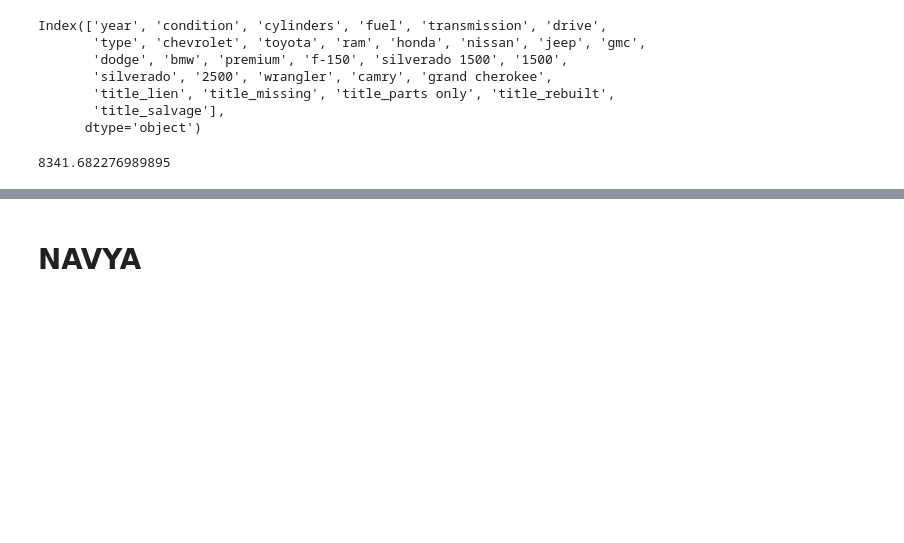
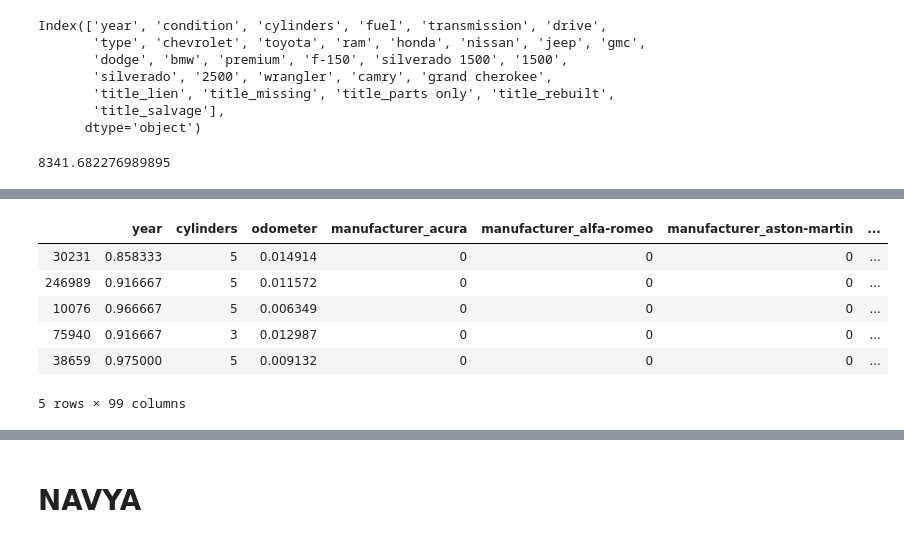
Before and after one commit to sukesh-reddy/Used-Cars-Analysis, a Jupyter notebook: modelling.ipynb, the cells around one changed output, grey strips where cells are left out. Saved outputs shown, nothing was run; the diff lists cells and outputs as text; code cells hidden in the pictures; blank space fills up the shorter version.

```diff
--- a/modelling.ipynb
+++ b/modelling.ipynb
@@ -1308,0 +1361,8 @@ print(rmse)
+# %%
+x_odomin=x_train["odometer"].min()
+x_odomax=x_train["odometer"].max()
+x_train["odometer"]=((x_train["odometer"]-x_odomin)/(x_odomax-x_odomin))
+
+x_yearmin=x_train["year"].min()
+x_yearmax=x_train["year"].max()
+x_train["year"]=((x_train["year"]-x_yearmin)/(x_yearmax-x_yearmin))
@@ -1308,0 +1399,11 @@ print(rmse)
+# %%
+ordinal_columns=["cylinders"]
+
+for col in ordinal_columns:
+     le = LabelEncoder()
+     le.fit_transform(list(x_train[col].astype(str).values))
+     x_train[col] = le.transform(list(x_train[col].astype(str).values))
+
+for col in ordinal_columns:
+    le.fit(list(x_test[col].astype(str).values))
+    x_test[col] = le.transform(list(x_test[col].astype(str).values))
@@ -1308,0 +1421,19 @@ print(rmse)
+# %%
+xx_train=pd.get_dummies(x_train)
+xx_test=pd.get_dummies(x_test)
+
+missing_cols=set(xx_train.columns)-set(xx_test.columns)
+for val in missing_cols:
+    xx_test[val]=0
+
+xx_test=xx_test[xx_train.columns]
+# %%
+xx_train.head()
+# %% [output]
+|  | year | cylinders | odometer | manufacturer_acura | manufacturer_alfa-romeo | manufacturer_aston-martin | ... |
+| 30231 | 0.858333 | 5 | 0.014914 | 0 | 0 | 0 | ... |
+| 246989 | 0.916667 | 5 | 0.011572 | 0 | 0 | 0 | ... |
+| 10076 | 0.966667 | 5 | 0.006349 | 0 | 0 | 0 | ... |
+| 75940 | 0.916667 | 3 | 0.012987 | 0 | 0 | 0 | ... |
+| 38659 | 0.975000 | 5 | 0.009132 | 0 | 0 | 0 | ... |
+5 rows × 99 columns
```
Also changed, not shown: parts of 17 cells of this notebook.
